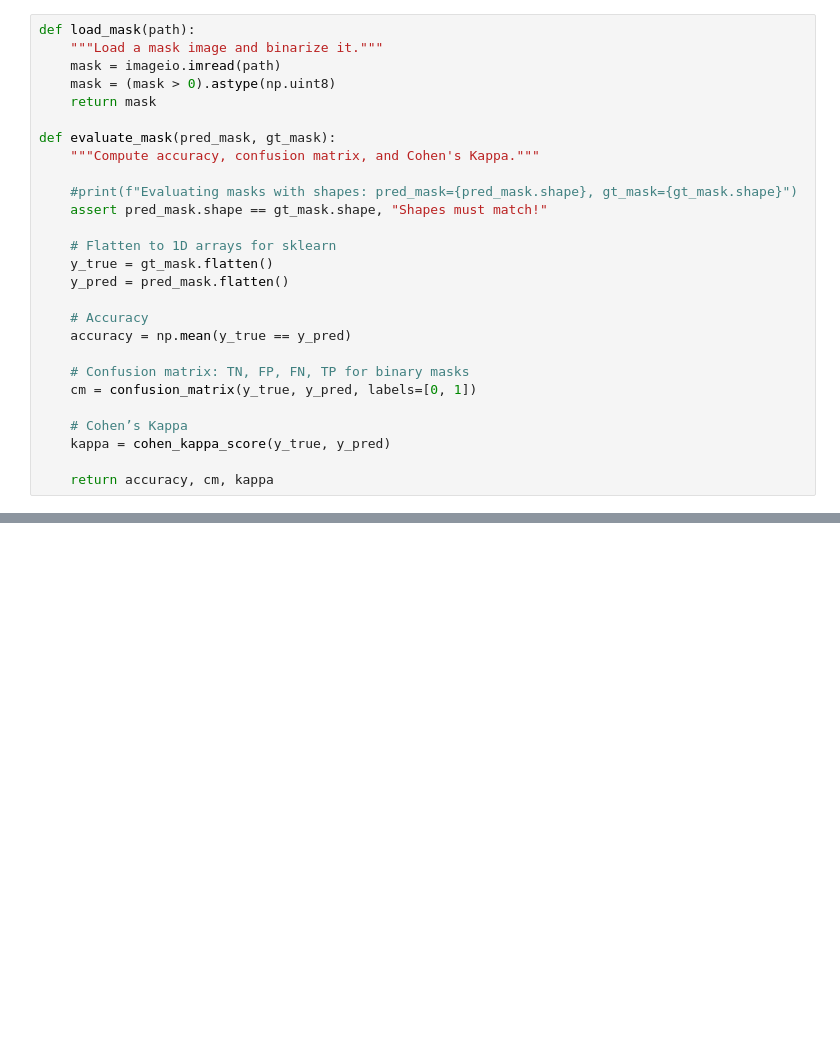
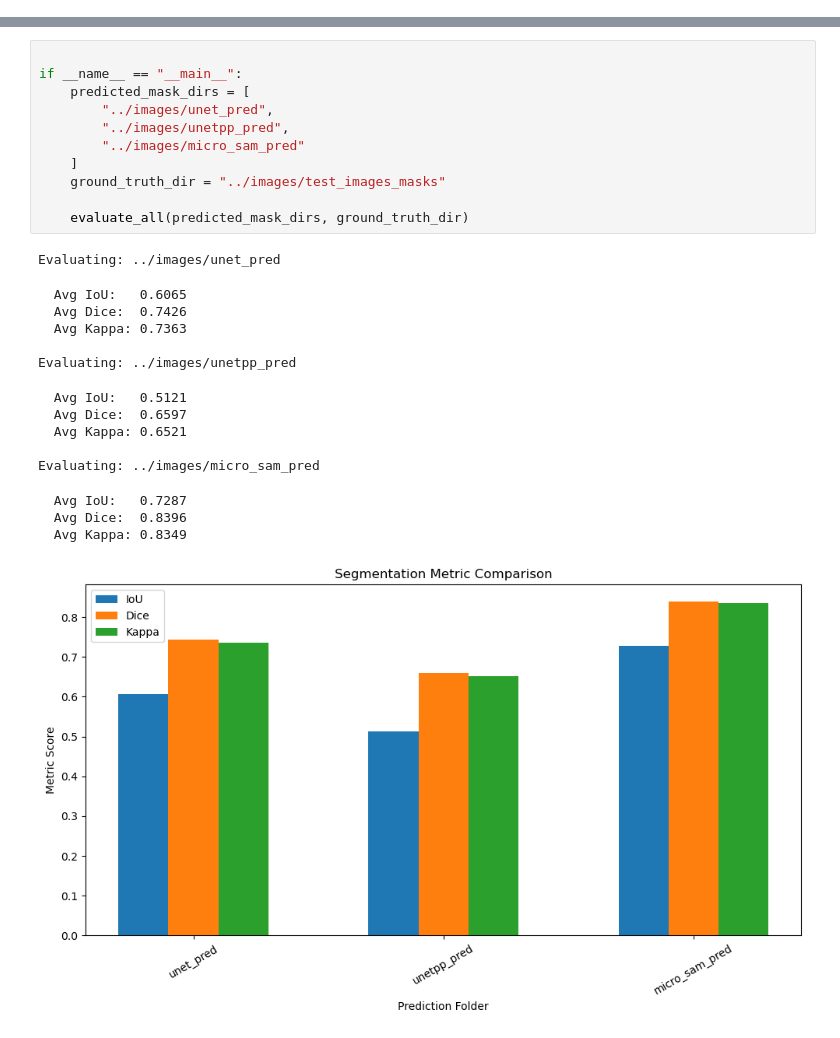
Before and after one commit to eleannakara/Kara-Lab, a Jupyter notebook: synuclein_inclusion_biogenesis_2024/machine_learning/helpful_scripts/evaluate_accuracy.ipynb, the cells around one changed output, grey strips where cells are left out. Cells and saved outputs as stored; diff of their text form; blank space fills up the shorter version.

Commit message:
finished accuracy script

```diff
--- a/synuclein_inclusion_biogenesis_2024/machine_learning/helpful_scripts/evaluate_accuracy.ipynb
+++ b/synuclein_inclusion_biogenesis_2024/machine_learning/helpful_scripts/evaluate_accuracy.ipynb
@@ -7,27 +6,0 @@ from sklearn.metrics import cohen_kappa_score, confusion_matrix
-# %%
-def load_mask(path):
-    """Load a mask image and binarize it."""
-    mask = imageio.imread(path)
-    mask = (mask > 0).astype(np.uint8)
-    return mask
-
-def evaluate_mask(pred_mask, gt_mask):
-    """Compute accuracy, confusion matrix, and Cohen's Kappa."""
-
-    #print(f"Evaluating masks with shapes: pred_mask={pred_mask.shape}, gt_mask={gt_mask.shape}")
-    assert pred_mask.shape == gt_mask.shape, "Shapes must match!"
-
-    # Flatten to 1D arrays for sklearn
-    y_true = gt_mask.flatten()
-    y_pred = pred_mask.flatten()
-
-    # Accuracy
-    accuracy = np.mean(y_true == y_pred)
-
-    # Confusion matrix: TN, FP, FN, TP for binary masks
-    cm = confusion_matrix(y_true, y_pred, labels=[0, 1])
-
-    # Cohen’s Kappa
-    kappa = cohen_kappa_score(y_true, y_pred)
-
-    return accuracy, cm, kappa
@@ -78,0 +109,27 @@ Average Cohen’s Kappa: 0.8349
+# %%
+
+if __name__ == "__main__":
+    predicted_mask_dirs = [
+        "../images/unet_pred",
+        "../images/unetpp_pred",
+        "../images/micro_sam_pred"
+    ]
+    ground_truth_dir = "../images/test_images_masks"
+
+    evaluate_all(predicted_mask_dirs, ground_truth_dir)
+# %% [output]
+Evaluating: ../images/unet_pred
+  Avg IoU:   0.6065
+  Avg Dice:  0.7426
+  Avg Kappa: 0.7363
+
+Evaluating: ../images/unetpp_pred
+  Avg IoU:   0.5121
+  Avg Dice:  0.6597
+  Avg Kappa: 0.6521
+
+Evaluating: ../images/micro_sam_pred
+  Avg IoU:   0.7287
+  Avg Dice:  0.8396
+  Avg Kappa: 0.8349
+[figure, added]
```
Also changed, not shown: parts of 3 cells of this notebook, 48 other files.
